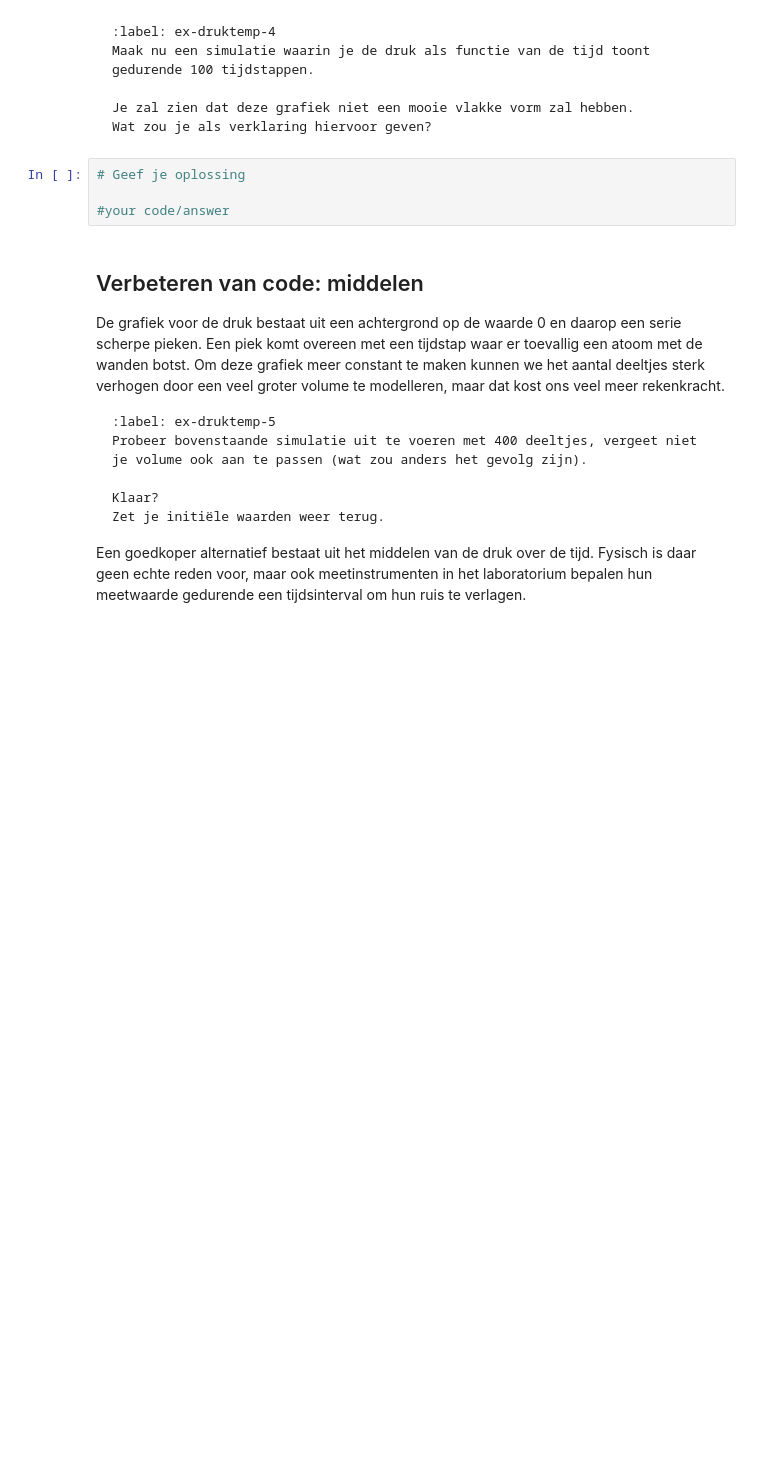
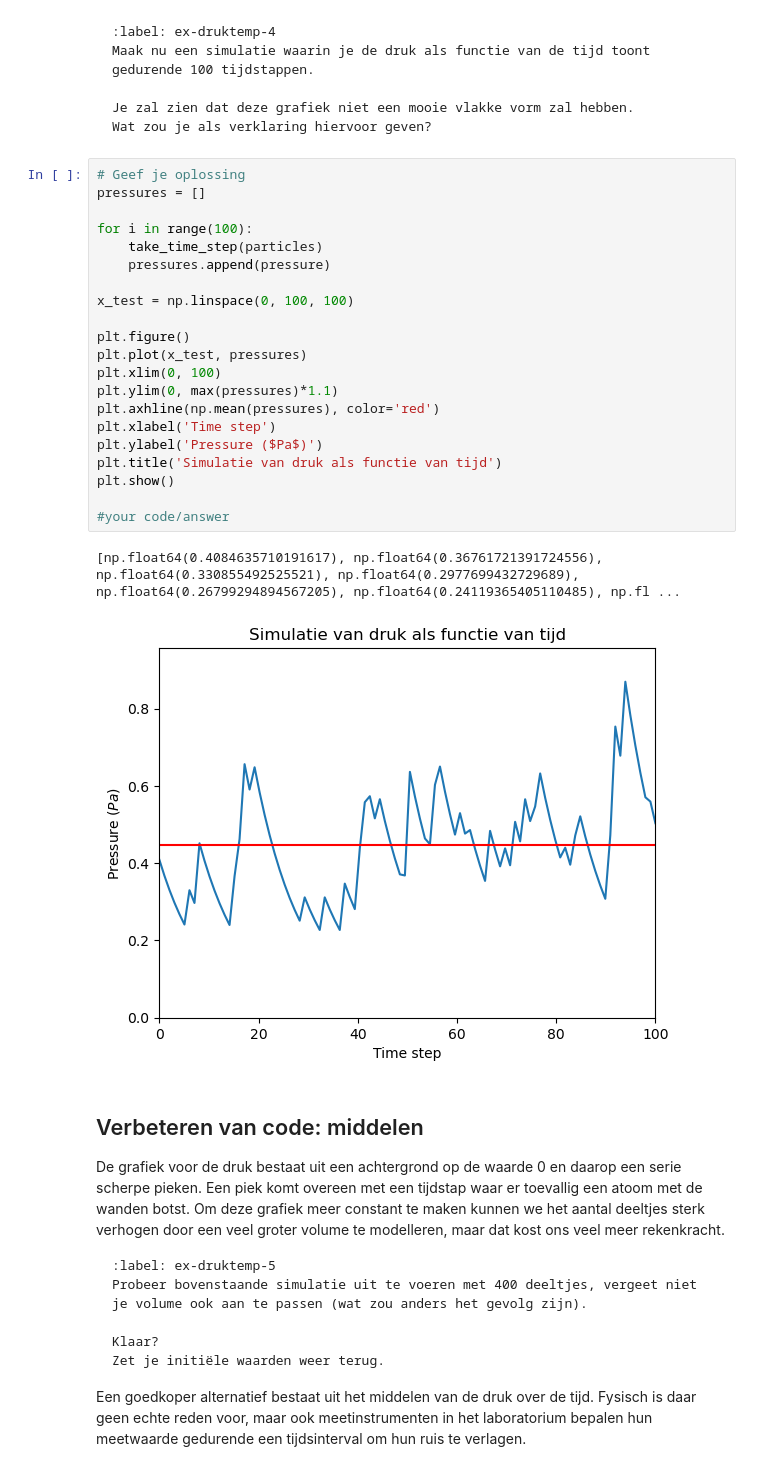
Before and after one commit to TomVerme/1, a Jupyter notebook: Content/PySim/5_druktemp.ipynb, the cells around one changed output. Saved outputs shown, nothing was run; the diff lists cells and outputs as text; blank space fills up the shorter version.

````diff
--- a/Content/PySim/5_druktemp.ipynb
+++ b/Content/PySim/5_druktemp.ipynb
@@ -311,8 +311,28 @@ Wat zou je als verklaring hiervoor geven?
 ```
 # %%
 # Geef je oplossing
+pressures = []
+
+for i in range(100):
+    take_time_step(particles)
+    pressures.append(pressure)
+
+x_test = np.linspace(0, 100, 100)
+
+plt.figure()
+plt.plot(x_test, pressures)
+plt.xlim(0, 100)
+plt.ylim(0, max(pressures)*1.1)
+plt.axhline(np.mean(pressures), color='red')
+plt.xlabel('Time step')
+plt.ylabel('Pressure ($Pa$)')
+plt.title('Simulatie van druk als functie van tijd')
+plt.show()
 
 #your code/answer
+# %% [output]
+[np.float64(0.4084635710191617), np.float64(0.36761721391724556), np.float64(0.330855492525521), np.float64(0.2977699432729689), np.float64(0.26799294894567205), np.float64(0.24119365405110485), np.fl ...
+[figure, added]
 # %% [markdown]
 ## Verbeteren van code: middelen
 
````
Also changed, not shown: parts of 5 cells of this notebook.
